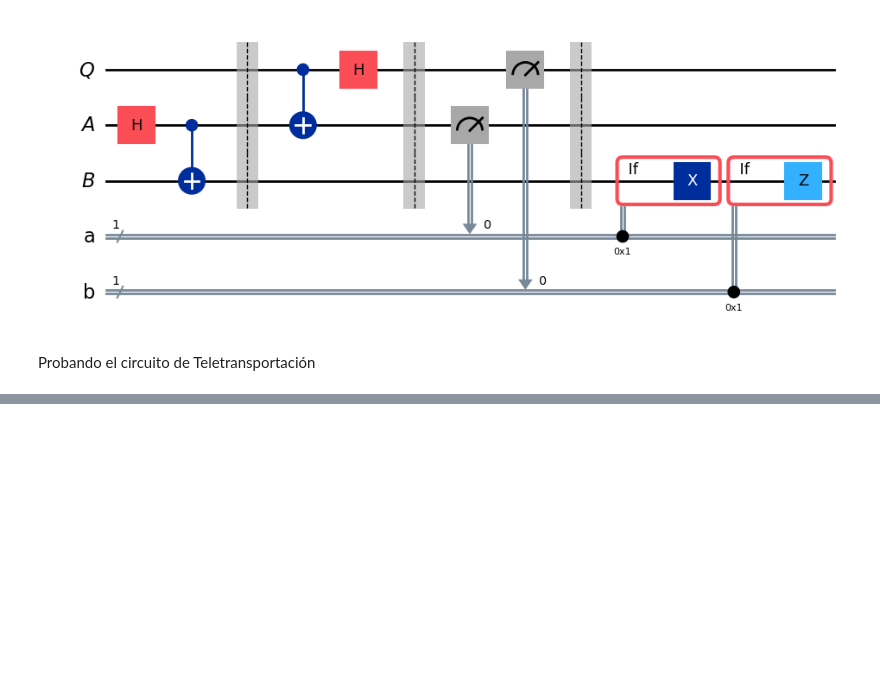
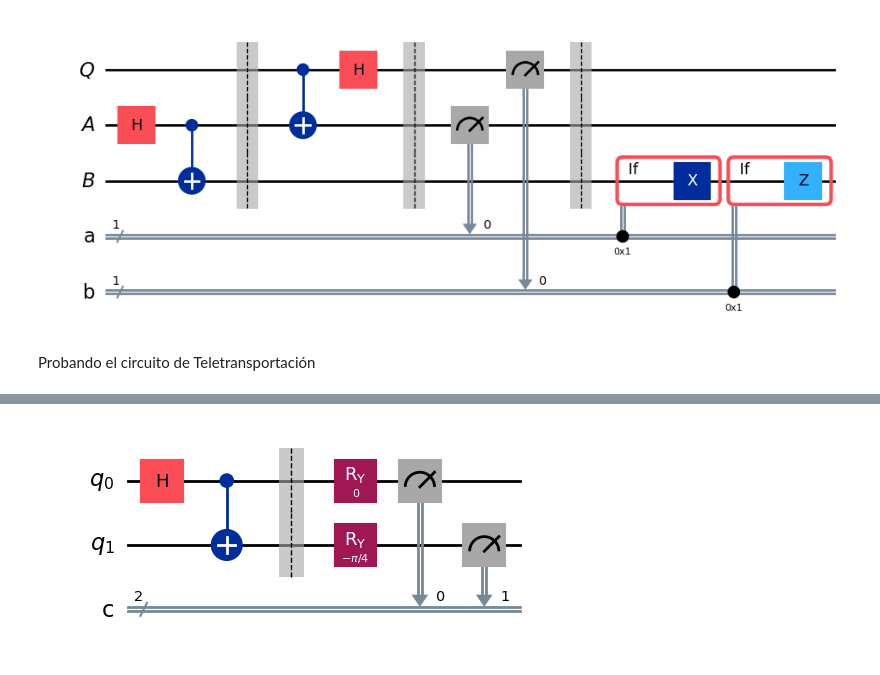
Before and after one commit to mmitacc/qiskitIBM, a Jupyter notebook: 4-EntanglementInAction.ipynb, the cells around one changed output, grey strips where cells are left out. Cells and saved outputs as stored; diff of their text form; code cells hidden in the pictures; blank space fills up the shorter version.

```diff
--- a/4-EntanglementInAction.ipynb
+++ b/4-EntanglementInAction.ipynb
@@ -189,0 +311,99 @@ Estadisticas solo del Qubit resultado
+# %%
+# Función para ejecutar el juego CHSH, retorna "1" para ganar y "0" si pierde
+def chsh_game(strategy):
+    # Seleccionar aleatoriamente las preguntas "x" y "y"
+    x = random.randint(0 ,2)
+    y = random.randint(0, 2)
+
+    # Utilizando la función "strategy" para seleccionar las respuestas "a" y "b"
+    a, b = strategy(x, y)
+
+    # Decisión si "strategy" gana o pierde
+    if (a != b) == (x & y):
+        return 1   # Ganó
+    return 0       # Perdió
+
+# Función para generar un circuito cuantico sobre el juego CHSH
+def chsh_circuit(x, y):
+    # Definiendo el circuito cuanticon con 2 qubits (1 ebit) y 2 bits clasicos
+    qc = QuantumCircuit(2, 2)
+
+    # Inicializanodo el ebit con el 1er estado de Bell
+    qc.h(0)
+    qc.cx(0, 1)
+    qc.barrier()
+
+    # Acciones de Alice
+    if x == 0:
+        qc.ry(0, 0)
+    else:
+        qc.ry(-pi/2, 0)
+    qc.measure(0, 0)
+
+    # Acciones de Bob
+    if y == 0:
+        qc.ry(-pi/4, 1)
+    else:
+        qc.ry(pi/4, 1)
+    qc.measure(1, 1)
+
+    # Retornando el circuito resultante
+    return qc
+
+# Visualizando los 4 posibles circuitos dependiendo de las preguntas formuladas "x" y "y"
+print("Circuito Cuántico de preguta '0' para Alice y pregunta '0' para Bob: (x, y) = (0, 0)")
+display(chsh_circuit(0, 0).draw(output="mpl"))
+print("Circuito Cuántico de preguta '0' para Alice y pregunta '1' para Bob: (x, y) = (0, 1)")
+display(chsh_circuit(0, 1).draw(output="mpl"))
+print("Circuito Cuántico de preguta '1' para Alice y pregunta '0' para Bob: (x, y) = (1, 0)")
+display(chsh_circuit(1, 0).draw(output="mpl"))
+print("Circuito Cuántico de preguta '1' para Alice y pregunta '1' para Bob: (x, y) = (1, 1)")
+display(chsh_circuit(1, 1).draw(output="mpl"))
+
+# Función para la Simulación con Aer, para las preguntas (x, y) = (0, 1)
+def quantum_strategy(x, y):
+    # Inicializando el circuito y configurando "shots=1"
+    result = AerSimulator().run(chsh_circuit(x, y), shots=1).result()
+    statistics = result.get_counts()
+    # Filtrando la salida de los bits del circuito CHSH
+    bits = list(statistics.keys())[0]
+    a, b = bits[0], bits[1]
+    # Retornando las respuestas de Alice y Bob
+    return a, b
+
+# Ahora jugaremos 1,000 veces el juego de CHSH y se calculara el porcentaje de ganados
+numGames = 1000
+totalScore = 0
+for _ in range(numGames):
+    totalScore += chsh_game(quantum_strategy)
+porcentWin = round(totalScore/1000*100, 2)
+print("METODO CUANTICO: (bit de entrelazamiento):")
+print(f"- Después de 1,000 juegos de CHSH, se ganó el {porcentWin}% de las veces.")
+
+# -------------------------------------------------------------------------------------
+# Finalmente por temas de comparación, implementamos un METODO DETERMINISTICO para CHSH
+def classical_strategy(x, y):
+    # Respuestas optimas de Alice
+    if x == 0:
+        a = 0
+    elif x == 1:
+        a = 1
+
+    # Respuestas optimas de Bob
+    if y == 0:
+        b = 1
+    elif y == 1:
+        b = 0
+
+    # Retornando las respuestas optimas deterministicas
+    return a, b
+
+# De igual forma jugaremos 1,000 veces el juego de CHSH y se calculara el % de ganados
+numGamesDet = 1000
+totalScoreDet = 0
+for _ in range(numGamesDet):
+    totalScoreDet += chsh_game(classical_strategy)
+porcentWinDet = round(totalScoreDet/1000*100, 2)
+print("METODO DETERMINISTICO: (una estrategia óptima):")
+print(f"- Después de 1,000 juegos de CHSH, se ganó el {porcentWinDet}% de las veces.")
+# %% [output]
@@ -189,0 +411 @@ Estadisticas solo del Qubit resultado
+[figure, added]
```
Also changed, not shown: parts of 8 cells of this notebook.
